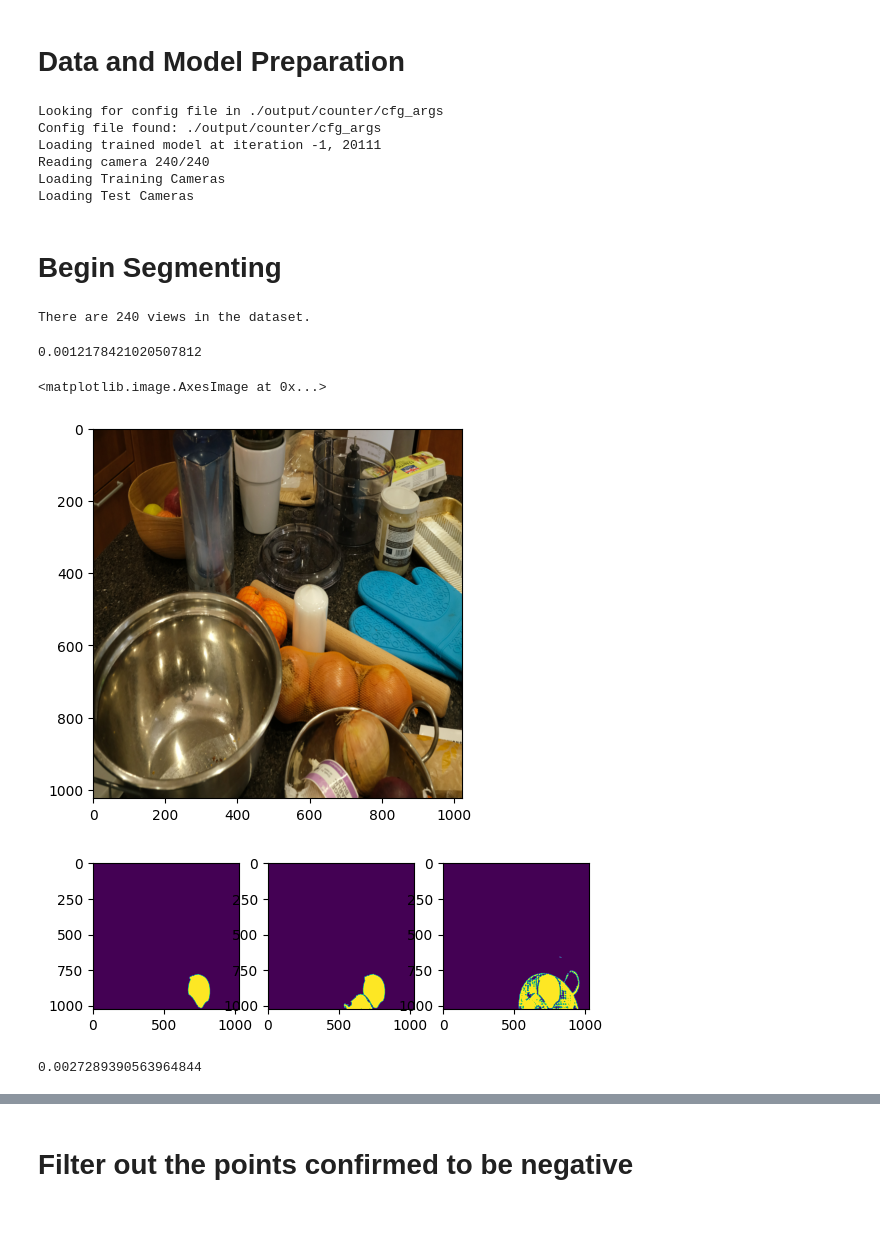
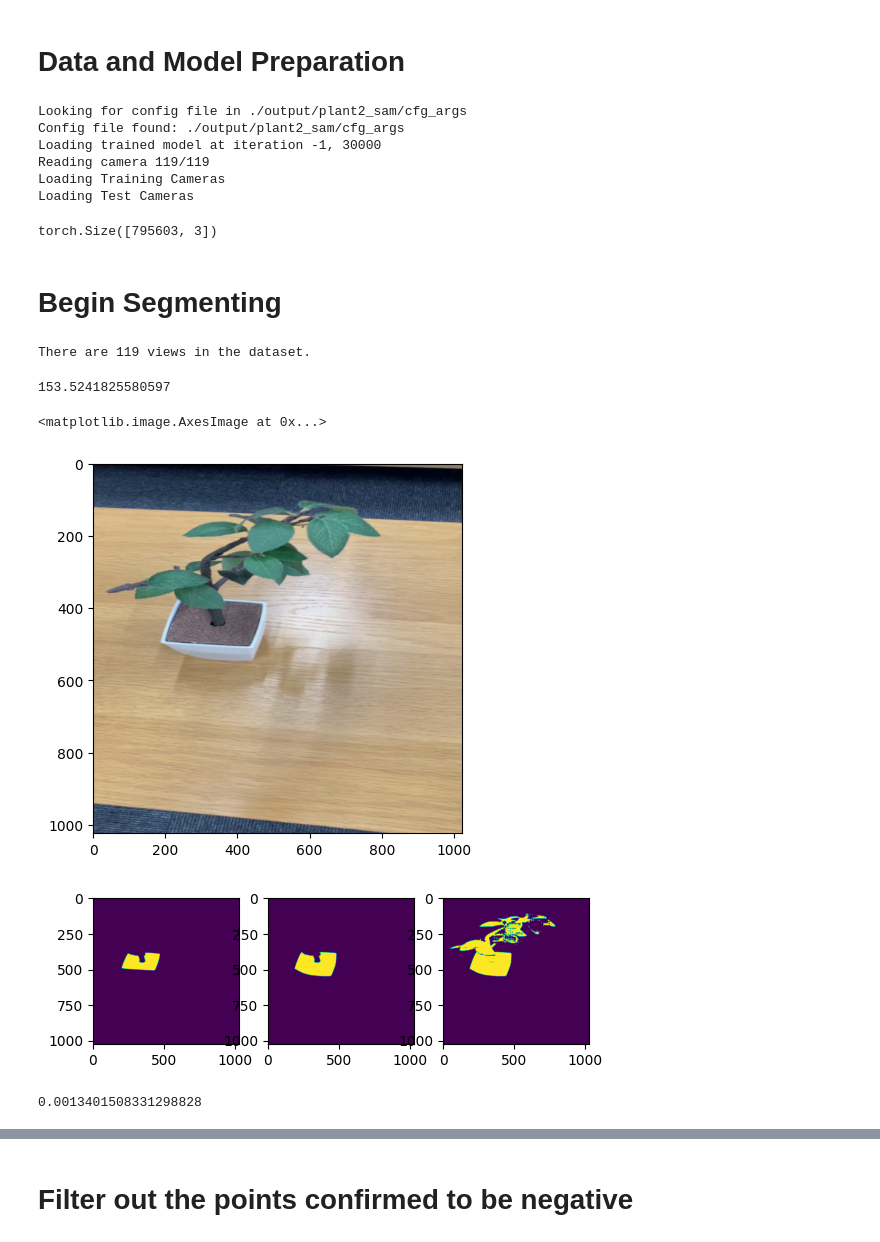
Before and after one commit to Yrainy0615/GaussianPlant, a Jupyter notebook: prompt_segmenting.ipynb, the cells around one changed output, grey strips where cells are left out. Saved outputs shown, nothing was run; the diff lists cells and outputs as text; code cells hidden in the pictures.

Commit message:
update Gaussian-sam

```diff
--- a/prompt_segmenting.ipynb
+++ b/prompt_segmenting.ipynb
@@ -246,13 +244,13 @@ ModuleNotFoundError: No module named 'pytorch3d'
 import os
 FEATURE_DIM = 32
 
-DATA_ROOT = './data/nerf_llff_data_for_3dgs/'
+DATA_ROOT = '../data/plant2/'
 # the model path, same to the --model_path in the training, after train_scene.py this folder will be created but named randomly
-MODEL_PATH = './output/counter/'
+MODEL_PATH = './output/plant2_sam/'
 # 'lego_real_night_radial'
-SPIN_SCENE_NAME = 'lego_real_night_radial'
+SPIN_SCENE_NAME = 'plant2'
 NVOS_SCENE_NAME = 'orchids'
-FEATURE_GAUSSIAN_ITERATION = 20111
+FEATURE_GAUSSIAN_ITERATION = 30000
 
 SAM_PROJ_PATH = os.path.join(MODEL_PATH, f'point_cloud/iteration_{str(FEATURE_GAUSSIAN_ITERATION)}/sam_proj.pt')
 NEG_PROJ_PATH = os.path.join(MODEL_PATH, f'point_cloud/iteration_{str(FEATURE_GAUSSIAN_ITERATION)}/neg_proj.pt')
@@ -260,7 +258,7 @@ FEATURE_PCD_PATH = os.path.join(MODEL_PATH, f'point_cloud/iteration_{str(FEATURE
 SCENE_PCD_PATH = os.path.join(MODEL_PATH, f'point_cloud/iteration_{str(FEATURE_GAUSSIAN_ITERATION)}/scene_point_cloud.ply')
 
 SAM_ARCH = 'vit_h'
-SAM_CKPT_PATH = './dependencies/sam_ckpt/sam_vit_h_4b8939.pth'
+SAM_CKPT_PATH = '../Grounded-Segment-Anything/checkpoints/sam_vit_h_4b8939.pth'
 # %% [markdown]
 # Data and Model Preparation
 # %%
@@ -280,7 +278,7 @@ nonlinear.eval()
 parser = ArgumentParser(description="Testing script parameters")
 model = ModelParams(parser, sentinel=True)
 pipeline = PipelineParams(parser)
-parser.add_argument("--iteration", default=-1, type=int)
+parser.add_argument("--iteration", default=30000, type=int)
 parser.add_argument("--skip_train", action="store_true")
 parser.add_argument("--skip_test", action="store_true")
 parser.add_argument("--quiet", action="store_true")
@@ -301,13 +299,15 @@ scene = Scene(dataset, None, feature_gaussians, load_iteration=-1, feature_load_
 
 xyz = feature_gaussians.get_xyz
 point_features = feature_gaussians.get_point_features.cuda()
+feature_gaussians._xyz.shape
 # %% [output]
-Looking for config file in ./output/counter/cfg_args
-Config file found: ./output/counter/cfg_args
-Loading trained model at iteration -1, 20111
-Reading camera 240/240
+Looking for config file in ./output/plant2_sam/cfg_args
+Config file found: ./output/plant2_sam/cfg_args
+Loading trained model at iteration -1, 30000
+Reading camera 119/119
 Loading Training Cameras
 Loading Test Cameras
+torch.Size([795603, 3])
 # %%
 model_type = SAM_ARCH
 sam = sam_model_registry[model_type](checkpoint=SAM_CKPT_PATH).to('cuda')
@@ -318,7 +318,7 @@ predictor = SamPredictor(sam)
 cameras = scene.getTrainCameras()
 print("There are",len(cameras),"views in the dataset.")
 # %% [output]
-There are 240 views in the dataset.
+There are 119 views in the dataset.
 # %%
 ref_img_camera_id = 0
 mask_img_camera_id = 0
@@ -327,7 +327,7 @@ view = cameras[ref_img_camera_id]
 img = view.original_image * 255
 img = cv2.resize(img.permute([1,2,0]).detach().cpu().numpy().astype(np.uint8),dsize=(1024,1024),fx=1,fy=1,interpolation=cv2.INTER_LINEAR)
 predictor.set_image(img)
-sam_feature = predictor.features
+sam_feature = predictor.features # sam feature
 # sam_feature = view.original_features
 
 start_time = time.time()
@@ -341,9 +341,9 @@ H, W = sam_feature.shape[-2:]
 print(time1)
 plt.imshow(img)
 # %% [output]
-0.0012178421020507812
+153.5241825580597
 <matplotlib.image.AxesImage at 0x...>
-[figure, old version]
+[figure, new version]
 # %%
 # input_point = np.array([[820, 580], [400, 500]])
 # input_point = np.array([[300, 400], [600, 700]])
@@ -353,37 +353,37 @@ plt.imshow(img)
 # orchids part
 # input_point = np.array([[520, 550]])
 # kitchen part
 # input_point = np.array([[600, 620]])
 # chesstable
 # input_point = np.array([[400, 600], [400, 800], [280, 650]])
 # garden
 # input_point = np.array([[520, 400], [550, 300]])
 
-input_point = np.array([[800, 900]])
+input_point = np.array([[250, 400]])
 input_label = np.ones(len(input_point))
 
 with torch.no_grad():
     vanilla_masks, scores, logits = predictor.predict(
         point_coords=input_point,
         point_labels=input_label,
         multimask_output=True,
     )
 
 
 plt.subplot(1,3,1)
 plt.imshow(vanilla_masks[0])
 plt.subplot(1,3,2)
 plt.imshow(vanilla_masks[1])
 plt.subplot(1,3,3)
 plt.imshow(vanilla_masks[2])
 
 masks = torch.nn.functional.interpolate(torch.from_numpy(vanilla_masks).float().unsqueeze(0), (64,64), mode='bilinear').squeeze(0).cuda()
 masks[masks > 0.5] = 1
 masks[masks != 1] = 0
 # %% [output]
-[figure, old version]
+[figure, new version]
 # %%
-mask_id = 0
+mask_id = 2
 origin_ref_mask = torch.tensor(vanilla_masks[mask_id]).float().cuda()
 
 if origin_ref_mask.shape != (64,64):
@@ -410,7 +410,7 @@ mask_pooling_prototype = mask_low_dim_features.sum(dim = (1,2)) / torch.count_no
 time2 = time.time() - start_time
 print(time2)
 # %% [output]
-0.0027289390563964844
+0.0013401508331298828
 # %%
 import kmeans_pytorch
 import importlib
```
Also changed, not shown: parts of 8 cells of this notebook, 9 other files.
